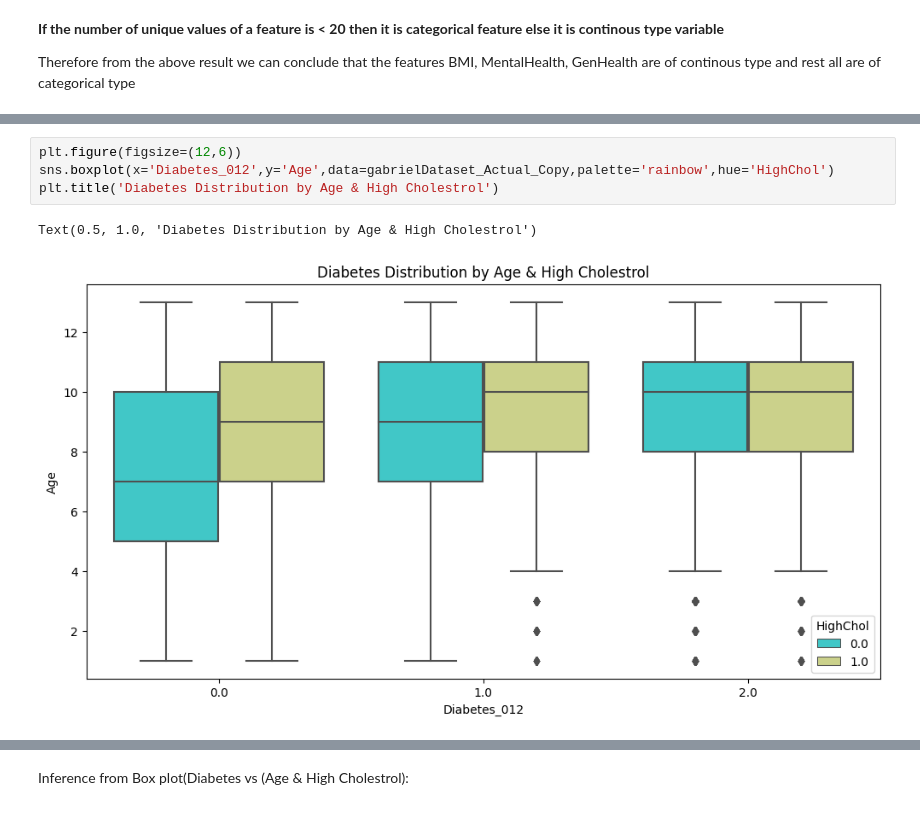
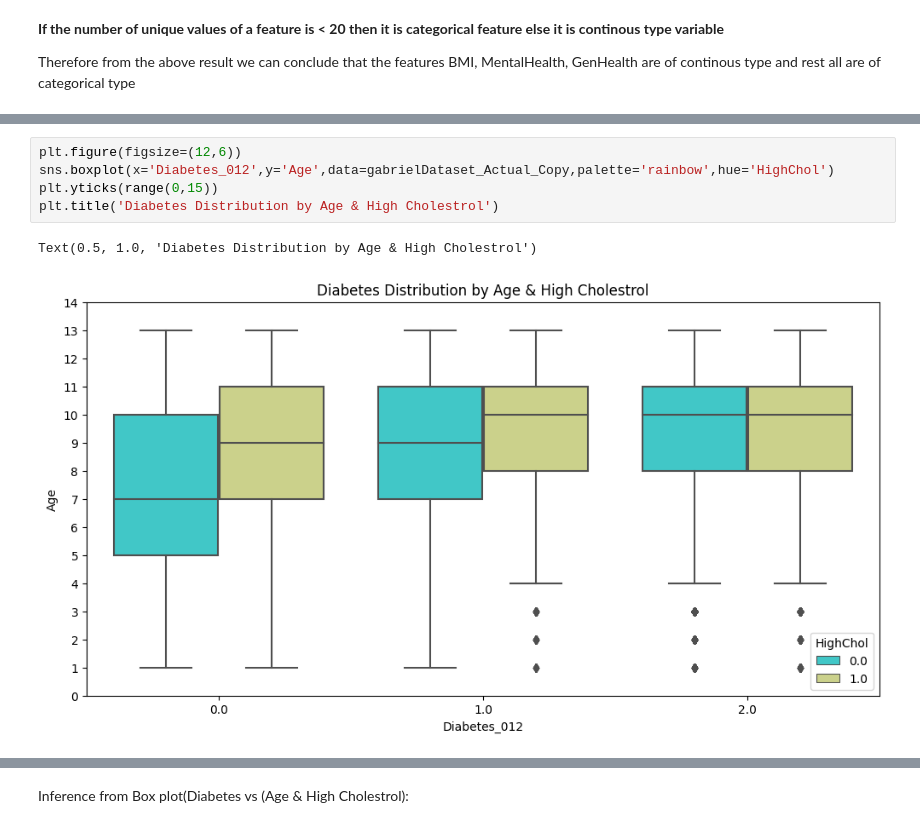
Before and after one commit to pdpavandesai/MergingDiabetesData, a Jupyter notebook: GabrielDatasetAnalysis.ipynb, the cells around one changed output, grey strips where cells are left out. Cells and saved outputs as stored; diff of their text form.

```diff
--- a/GabrielDatasetAnalysis.ipynb
+++ b/GabrielDatasetAnalysis.ipynb
@@ -98,7 +106,8 @@ Therefore from the above result we can conclude that the features BMI, MentalHea
 # %%
 plt.figure(figsize=(12,6))
 sns.boxplot(x='Diabetes_012',y='Age',data=gabrielDataset_Actual_Copy,palette='rainbow',hue='HighChol')
+plt.yticks(range(0,15))
 plt.title('Diabetes Distribution by Age & High Cholestrol')
 # %% [output]
 Text(0.5, 1.0, 'Diabetes Distribution by Age & High Cholestrol')
-[figure, old version]
+[figure, new version]
```
Also changed, not shown: parts of 4 cells of this notebook.
